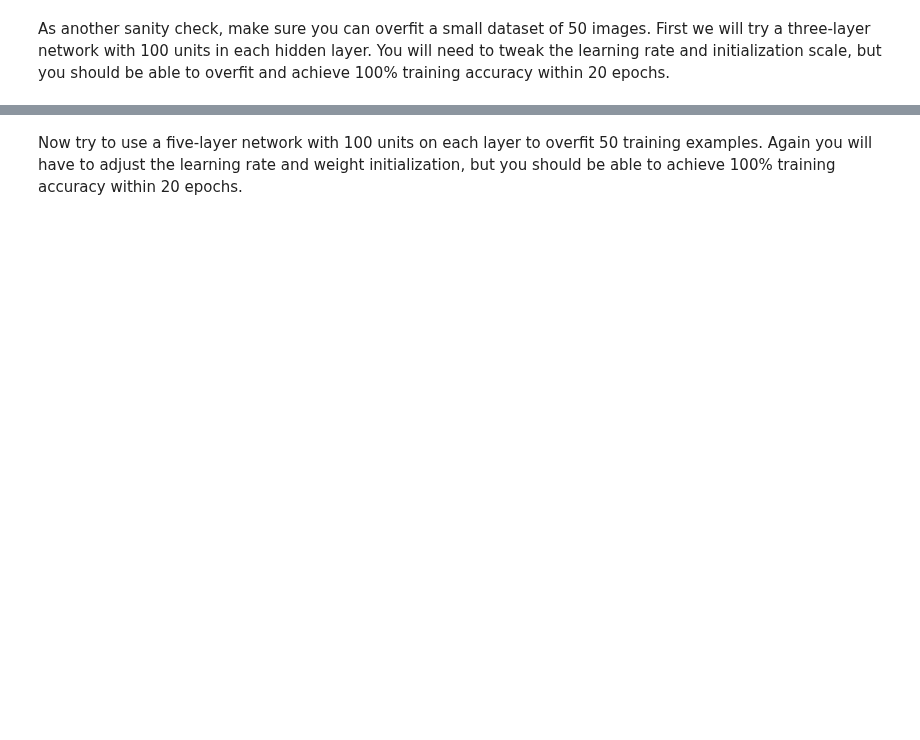
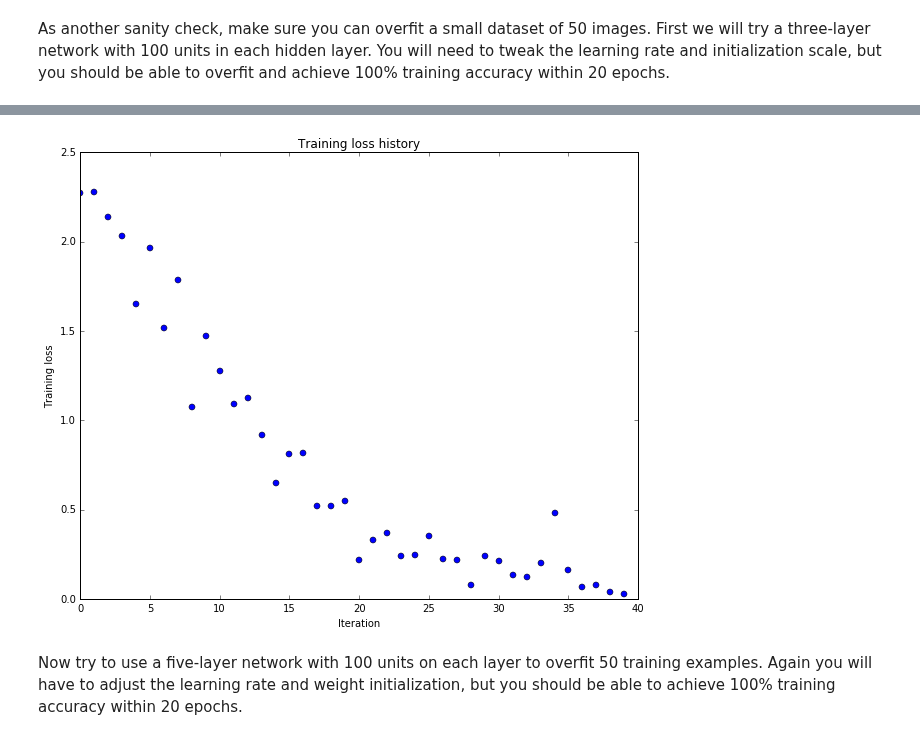
Before and after one commit to chplushsieh/cs231n, a Jupyter notebook: assignment2/FullyConnectedNets.ipynb, the cells around one changed output, grey strips where cells are left out. Cells and saved outputs as stored; diff of their text form; code cells hidden in the pictures; blank space fills up the shorter version.

```diff
--- a/assignment2/FullyConnectedNets.ipynb
+++ b/assignment2/FullyConnectedNets.ipynb
@@ -414,7 +434,7 @@ small_data = {
 }
 
 weight_scale = 1e-2
-learning_rate = 1e-4
+learning_rate = 1e-2
 model = FullyConnectedNet([100, 100],
               weight_scale=weight_scale, dtype=np.float64)
 solver = Solver(model, small_data,
@@ -431,3 +451,4 @@ plt.title('Training loss history')
 plt.xlabel('Iteration')
 plt.ylabel('Training loss')
 plt.show()
+# %% [output]
@@ -434,3 +472,4 @@ plt.show()
+[figure, added]
 # %% [markdown]
 Now try to use a five-layer network with 100 units on each layer to overfit 50 training examples. Again you will have to adjust the learning rate and weight initialization, but you should be able to achieve 100% training accuracy within 20 epochs.
 # %%
```
Also changed, not shown: parts of 10 cells of this notebook, 1 other file.
